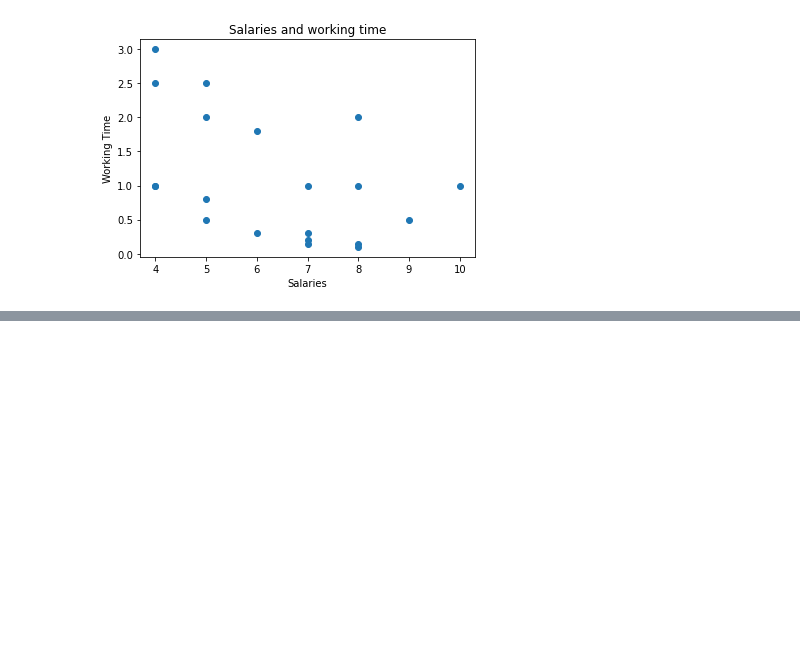
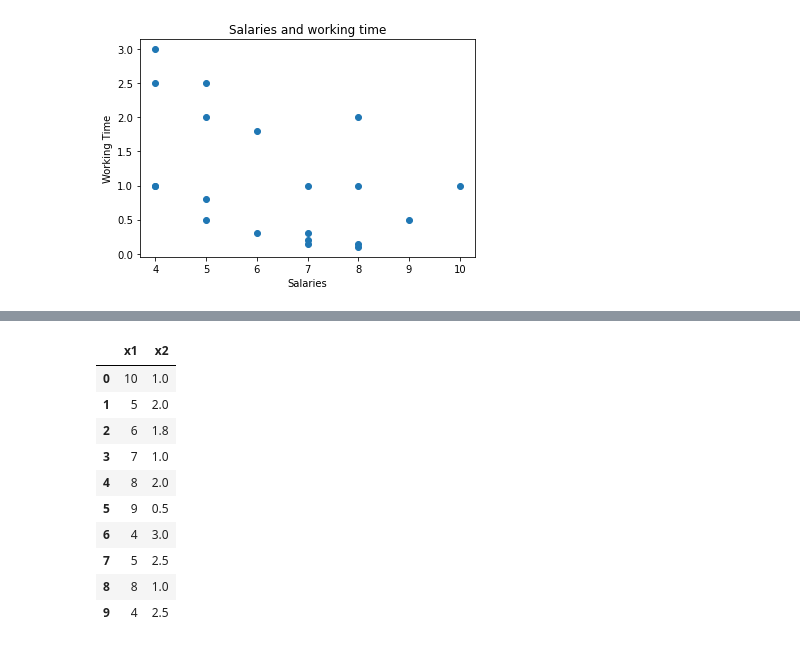
Before and after one commit to Hyprnx/Machine-Learning, a Jupyter notebook: Classwork/W6/Classwork W6.ipynb, the cells around one changed output, grey strips where cells are left out. Saved outputs shown, nothing was run; the diff lists cells and outputs as text; code cells hidden in the pictures; blank space fills up the shorter version.

```diff
--- a/Classwork/W6/Classwork W6.ipynb
+++ b/Classwork/W6/Classwork W6.ipynb
@@ -184,0 +199,15 @@ TypeError: '(slice(None, None, None), slice(0, 2, None))' is an invalid key
+# %%
+x_allow = x[Y==1]
+x_decline = x[Y==0]
+# %% [output]
+|  | x1 | x2 |
+| 0 | 10 | 1.0 |
+| 1 | 5 | 2.0 |
+| 2 | 6 | 1.8 |
+| 3 | 7 | 1.0 |
+| 4 | 8 | 2.0 |
+| 5 | 9 | 0.5 |
+| 6 | 4 | 3.0 |
+| 7 | 5 | 2.5 |
+| 8 | 8 | 1.0 |
+| 9 | 4 | 2.5 |
```
Also changed, not shown: parts of 3 cells of this notebook.
